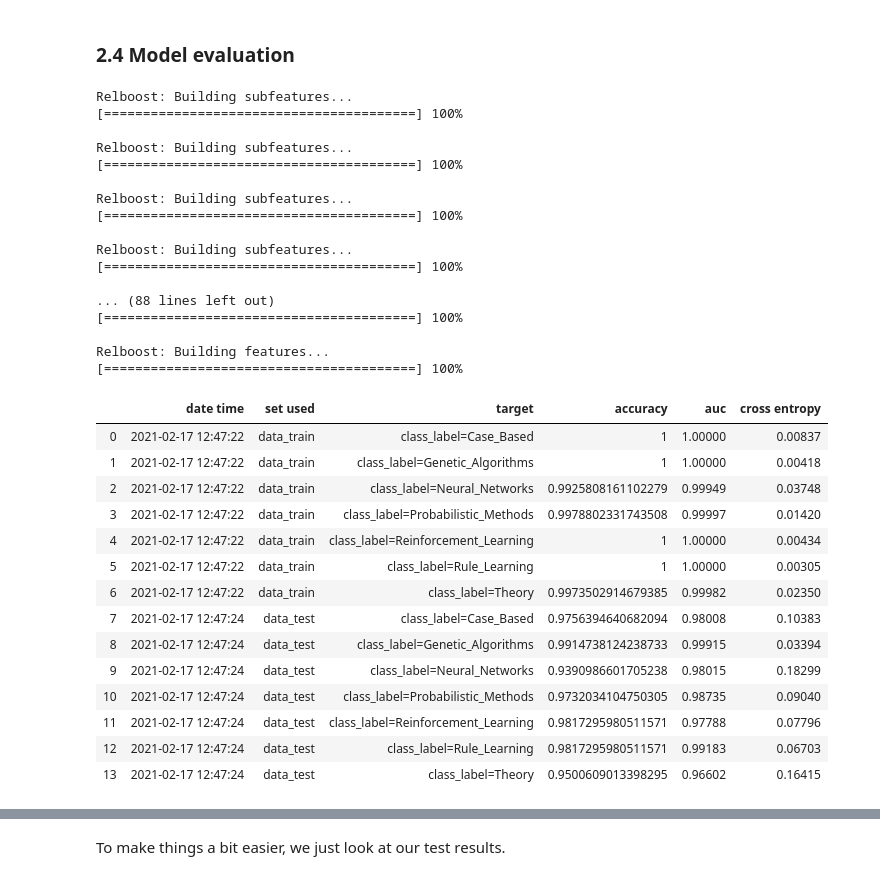
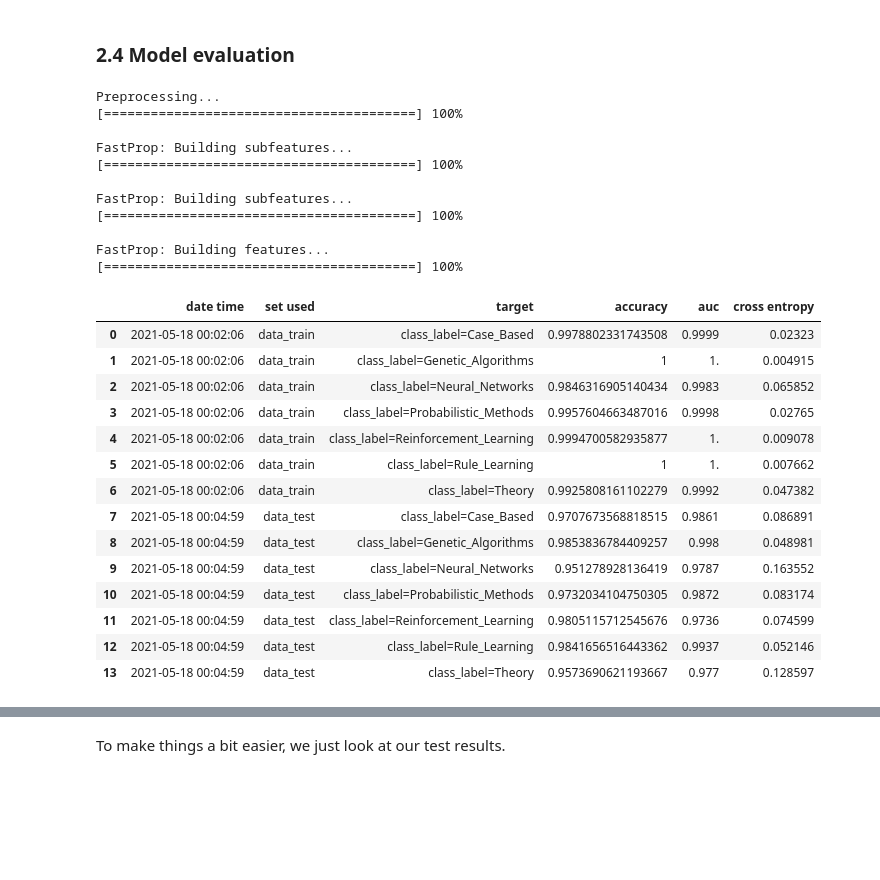
Before and after one commit to getml/getml-demo, a Jupyter notebook: cora.ipynb, the cells around one changed output, grey strips where cells are left out. Saved outputs shown, nothing was run; the diff lists cells and outputs as text; code cells hidden in the pictures; blank space fills up the shorter version.

```diff
--- a/cora.ipynb
+++ b/cora.ipynb
@@ -397,3 +419,13 @@ relboost = getml.feature_learning.RelboostModel(
 predictor = getml.predictors.XGBoostClassifier()
 # %% [markdown]
 __Build the pipeline__
+# %%
+pipe1 = getml.pipeline.Pipeline(
+    tags=['fast_prop'],
+    population=population_ph,
+    preprocessors=[mapping],
+    feature_learners=[fast_prop],
+    predictors=[predictor]
+)
+
+pipe1
@@ -400,10 +442,9 @@ __Build the pipeline__
 # %%
-peripheral_ph = [cites_ph, content_ph, paper_ph]
-
-pipe = getml.pipeline.Pipeline(
+pipe2 = getml.pipeline.Pipeline(
     tags=['relboost'],
     population=population_ph,
-    peripheral=peripheral_ph,
     feature_learners=[relboost],
     predictors=[predictor]
 )
+
+pipe2
@@ -425,5 +476,5 @@ Checking data model...
 # %% [markdown]
 The training process seems a bit intimidating. That is because the relboost algorithms needs to train separate models for each class label. This is due to the nature of the generated features.
 # %%
-pipe.fit(data_train, peripheral)
+pipe1.fit(data_train, peripheral)
 # %% [output]
@@ -456,0 +520,2 @@ url: http://localhost:1709/#/getpipeline/cora/MpiPV2/0/
+# %%
+pipe2.fit(data_train, peripheral)
@@ -457,37 +554,31 @@ url: http://localhost:1709/#/getpipeline/cora/MpiPV2/0/
 # %% [markdown]
 ### 2.4 Model evaluation
 # %%
-pipe.score(data_test, peripheral)
+pipe1.score(data_test, peripheral)
 # %% [output]
-Relboost: Building subfeatures...
+Preprocessing...
 [========================================] 100%
 
-Relboost: Building subfeatures...
+FastProp: Building subfeatures...
 [========================================] 100%
 
-Relboost: Building subfeatures...
+FastProp: Building subfeatures...
 [========================================] 100%
 
-Relboost: Building subfeatures...
+FastProp: Building features...
 [========================================] 100%
-
-... (88 lines left out)
-[========================================] 100%
-
-Relboost: Building features...
-[========================================] 100%
 |  | date time | set used | target | accuracy | auc | cross entropy |
-| 0 | 2021-02-17 12:47:22 | data_train | class_label=Case_Based | 1 | 1.00000 | 0.00837 |
-| 1 | 2021-02-17 12:47:22 | data_train | class_label=Genetic_Algorithms | 1 | 1.00000 | 0.00418 |
-| 2 | 2021-02-17 12:47:22 | data_train | class_label=Neural_Networks | 0.9925808161102279 | 0.99949 | 0.03748 |
-| 3 | 2021-02-17 12:47:22 | data_train | class_label=Probabilistic_Methods | 0.9978802331743508 | 0.99997 | 0.01420 |
-| 4 | 2021-02-17 12:47:22 | data_train | class_label=Reinforcement_Learning | 1 | 1.00000 | 0.00434 |
-| 5 | 2021-02-17 12:47:22 | data_train | class_label=Rule_Learning | 1 | 1.00000 | 0.00305 |
-| 6 | 2021-02-17 12:47:22 | data_train | class_label=Theory | 0.9973502914679385 | 0.99982 | 0.02350 |
-| 7 | 2021-02-17 12:47:24 | data_test | class_label=Case_Based | 0.9756394640682094 | 0.98008 | 0.10383 |
-| 8 | 2021-02-17 12:47:24 | data_test | class_label=Genetic_Algorithms | 0.9914738124238733 | 0.99915 | 0.03394 |
-| 9 | 2021-02-17 12:47:24 | data_test | class_label=Neural_Networks | 0.9390986601705238 | 0.98015 | 0.18299 |
-| 10 | 2021-02-17 12:47:24 | data_test | class_label=Probabilistic_Methods | 0.9732034104750305 | 0.98735 | 0.09040 |
-| 11 | 2021-02-17 12:47:24 | data_test | class_label=Reinforcement_Learning | 0.9817295980511571 | 0.97788 | 0.07796 |
-| 12 | 2021-02-17 12:47:24 | data_test | class_label=Rule_Learning | 0.9817295980511571 | 0.99183 | 0.06703 |
-| 13 | 2021-02-17 12:47:24 | data_test | class_label=Theory | 0.9500609013398295 | 0.96602 | 0.16415 |
+| 0 | 2021-05-18 00:02:06 | data_train | class_label=Case_Based | 0.9978802331743508 | 0.9999 | 0.02323 |
+| 1 | 2021-05-18 00:02:06 | data_train | class_label=Genetic_Algorithms | 1 | 1. | 0.004915 |
+| 2 | 2021-05-18 00:02:06 | data_train | class_label=Neural_Networks | 0.9846316905140434 | 0.9983 | 0.065852 |
+| 3 | 2021-05-18 00:02:06 | data_train | class_label=Probabilistic_Methods | 0.9957604663487016 | 0.9998 | 0.02765 |
+| 4 | 2021-05-18 00:02:06 | data_train | class_label=Reinforcement_Learning | 0.9994700582935877 | 1. | 0.009078 |
+| 5 | 2021-05-18 00:02:06 | data_train | class_label=Rule_Learning | 1 | 1. | 0.007662 |
+| 6 | 2021-05-18 00:02:06 | data_train | class_label=Theory | 0.9925808161102279 | 0.9992 | 0.047382 |
+| 7 | 2021-05-18 00:04:59 | data_test | class_label=Case_Based | 0.9707673568818515 | 0.9861 | 0.086891 |
+| 8 | 2021-05-18 00:04:59 | data_test | class_label=Genetic_Algorithms | 0.9853836784409257 | 0.998 | 0.048981 |
+| 9 | 2021-05-18 00:04:59 | data_test | class_label=Neural_Networks | 0.951278928136419 | 0.9787 | 0.163552 |
+| 10 | 2021-05-18 00:04:59 | data_test | class_label=Probabilistic_Methods | 0.9732034104750305 | 0.9872 | 0.083174 |
+| 11 | 2021-05-18 00:04:59 | data_test | class_label=Reinforcement_Learning | 0.9805115712545676 | 0.9736 | 0.074599 |
+| 12 | 2021-05-18 00:04:59 | data_test | class_label=Rule_Learning | 0.9841656516443362 | 0.9937 | 0.052146 |
+| 13 | 2021-05-18 00:04:59 | data_test | class_label=Theory | 0.9573690621193667 | 0.977 | 0.128597 |
```
Also changed, not shown: parts of 32 cells of this notebook.
